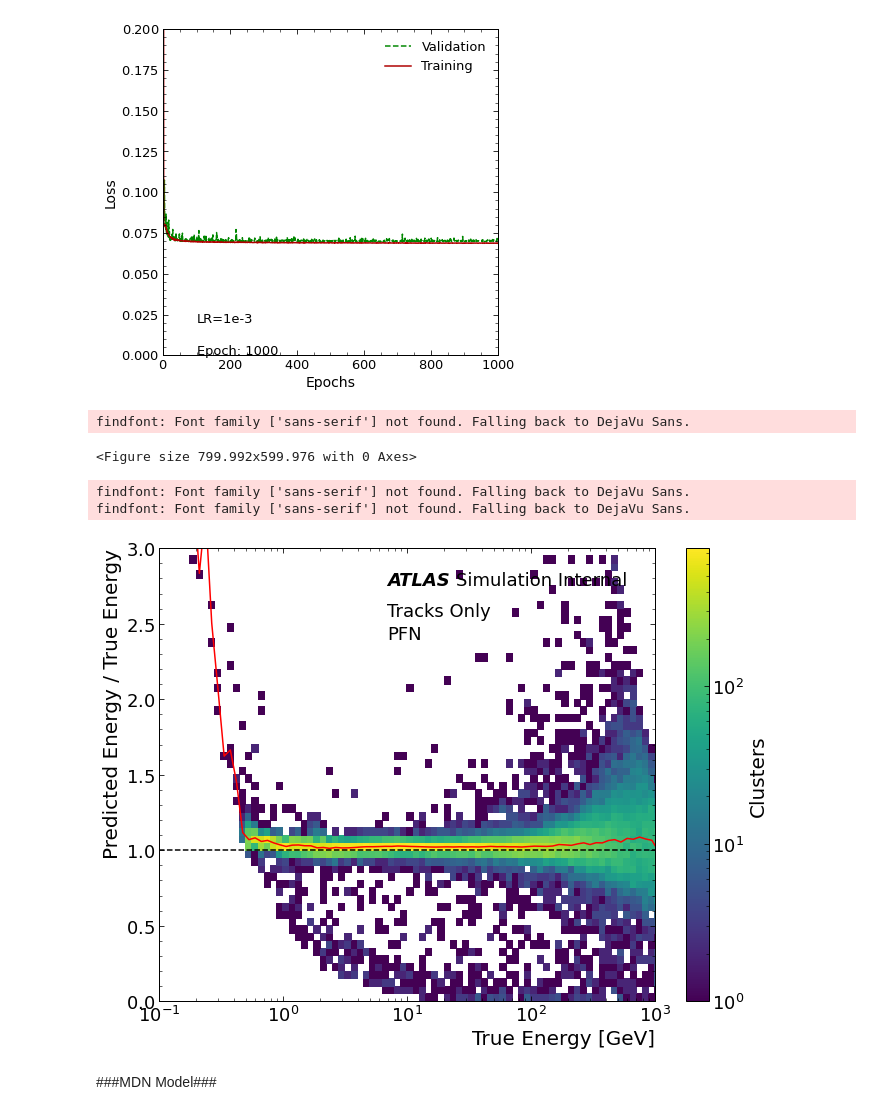
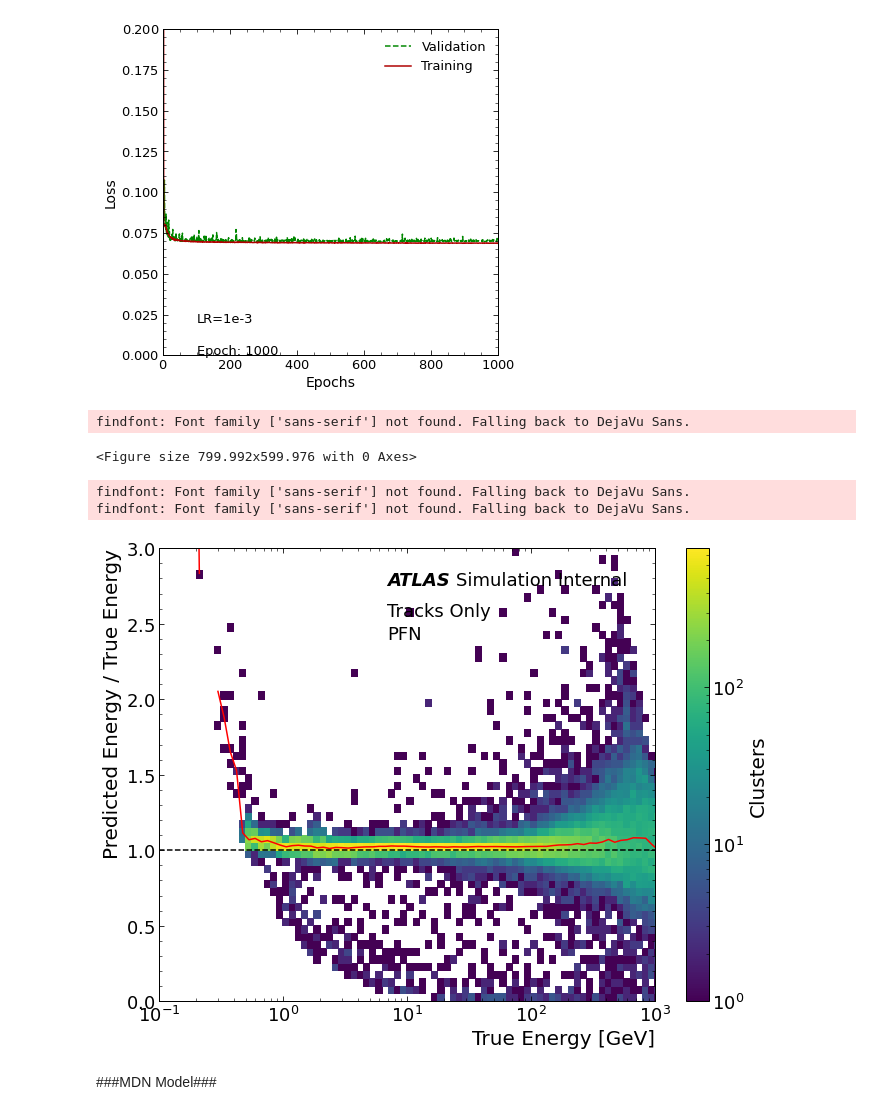
Before and after one commit to XenoicZ/EPE, a Jupyter notebook: PFN_MDN.ipynb, the cells around one changed output. Cells and saved outputs as stored; diff of their text form; code cells hidden in the pictures.

```diff
--- a/PFN_MDN.ipynb
+++ b/PFN_MDN.ipynb
@@ -271,7 +332,7 @@ print(np.shape(y_pt_train))
 # %% [markdown]
 ###PFN Model###
 # %%
-pfnT = PFN(input_dim=4, Phi_sizes=Phi_sizes, F_sizes=F_sizes,
+PFN = PFN(input_dim=4, Phi_sizes=Phi_sizes, F_sizes=F_sizes,
           output_act=output_act, output_dim=output_dim, loss=loss, metrics=[])
 # %% [output]
 Model: "model"
@@ -293,15 +354,15 @@ Non-trainable params: 0
 __________________________________________________________________________________________________
 # %%
 chkpoint = tf.keras.callbacks.ModelCheckpoint(ext_modelpath + 'PFN_regressor_weight_track_only.h5', monitor='val_loss', verbose=1, save_best_only=True, save_weights_only=True)
-PFN_mdn_log = tf.keras.callbacks.CSVLogger('/content/drive/MyDrive/ml4pion/model/PFN_track_log.log', separator=",", append=False)
+PFN_MDN_log = tf.keras.callbacks.CSVLogger('/content/drive/MyDrive/ml4pion/model/PFN_track_log.log', separator=",", append=False)
 earlystop = tf.keras.callbacks.EarlyStopping(monitor='val_loss', min_delta=1e-4, patience=50, verbose=0, restore_best_weights=True)
 
-pfnT.fit(t_train, y_pt_train,
+PFN.fit(t_train, y_train,
         epochs=1000,
         batch_size=600,
-        validation_data=(t_val, y_pt_val),
+        validation_data=(t_val, y_val),
         verbose=1,
-        callbacks=[chkpoint, PFN_mdn_log])
+        callbacks=[chkpoint, PFN_MDN_log])
 # %% [output]
 Epoch 1/1000
 Epoch 1: val_loss improved from inf to 0.08783, saving model to /content/drive/MyDrive/ml4pion/model/PFN_regressor_weight_track_only.h5
@@ -322,7 +383,7 @@ Epoch 966: val_loss did not improve from 0.06956
 Epoch 967/1000
 # %%
 # load model
-pfnT.load_weights('/content/drive/MyDrive/ml4pion/model/PFN_regressor_weight_track_only.h5')
+PFN.load_weights('/content/drive/MyDrive/ml4pion/model/PFN_regressor_weight_track_only.h5')
 # %%
 # load loss training log
 pfn_track_history = open('/content/drive/MyDrive/ml4pion/model/PFN_track_log.log','r')
@@ -352,18 +413,18 @@ findfont: Font family ['sans-serif'] not found. Falling back to DejaVu Sans.
 findfont: Font family ['sans-serif'] not found. Falling back to DejaVu Sans.
 [figure]
 # %%
-Pm_predict = pfnT.predict(t_test)
-xcenter, med_PFN_5f, std = rum.responsePlot(np.exp(y_pt_test), np.exp(Pm_predict[:,0])/np.exp(y_pt_test),
+PFN_predict = PFN.predict(t_test)
+xcenter, med_PFN_5f, std = rum.responsePlot(np.exp(y_test), np.exp(PFN_predict[:,0])/np.exp(y_test),
                                           atlas_x = 0.46, atlas_y = 0.95, simulation = True,
                                           xlim = (0.1, 1000),
                                           textlist = [{'x': 0.46, 'y': 0.85, 'text': 'Tracks Only'},
                                                       {'x': 0.46, 'y': 0.8,  'text': 'PFN'}])
 # %% [output]
 findfont: Font family ['sans-serif'] not found. Falling back to DejaVu Sans.
 <Figure size 799.992x599.976 with 0 Axes>
 findfont: Font family ['sans-serif'] not found. Falling back to DejaVu Sans.
 findfont: Font family ['sans-serif'] not found. Falling back to DejaVu Sans.
-[figure, old version]
+[figure, new version]
 # %% [markdown]
 ###MDN Model###
 # %%
```
Also changed, not shown: parts of 55 cells of this notebook.
